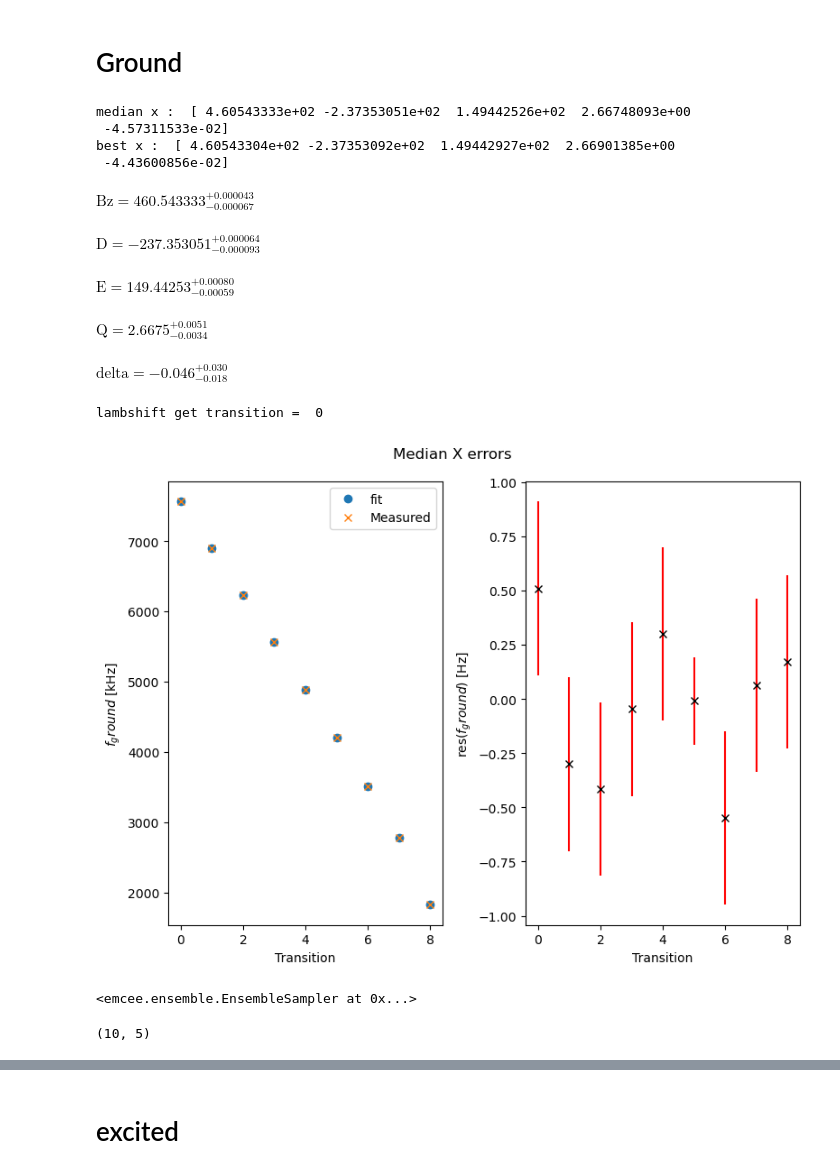
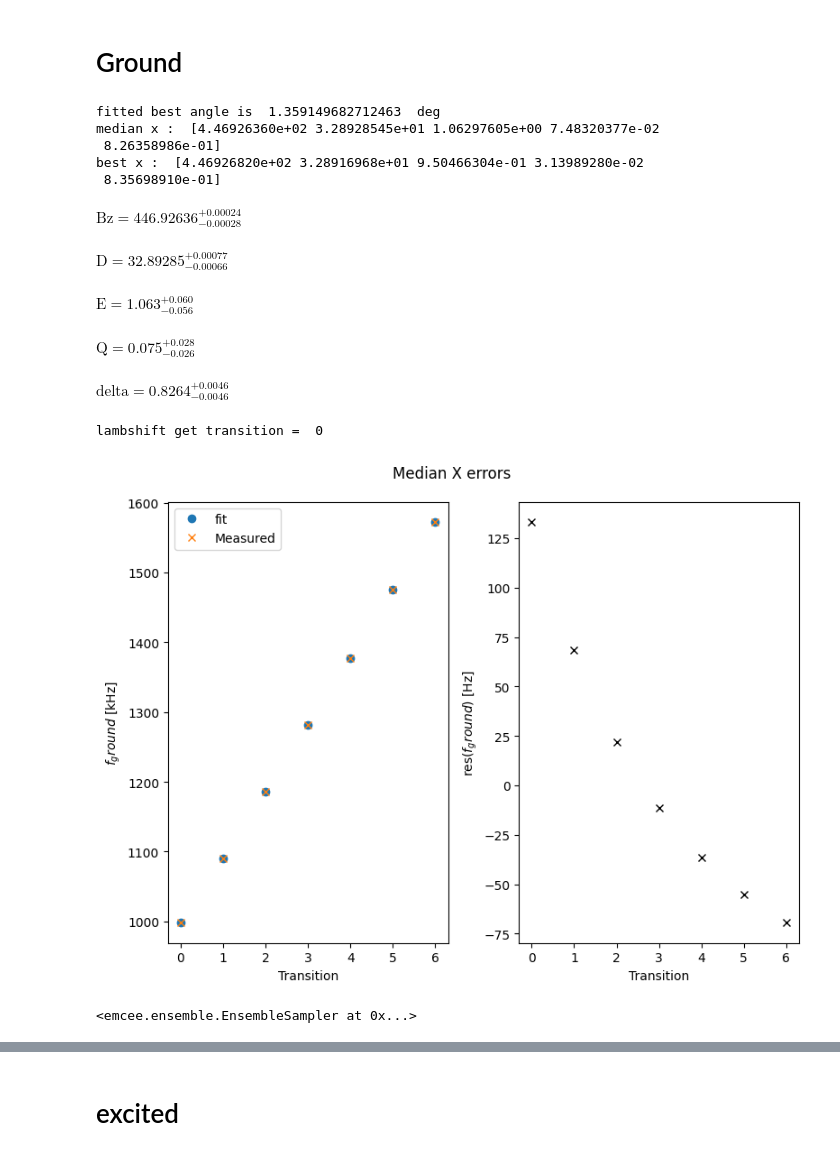
Before and after one commit to leonmyk/Spectroscopy_Hamiltonian_fitter-, a Jupyter notebook: Fitter.ipynb, the cells around one changed output, grey strips where cells are left out. Cells and saved outputs as stored; diff of their text form; code cells hidden in the pictures.

```diff
--- a/Fitter.ipynb
+++ b/Fitter.ipynb
@@ -58,7 +62,7 @@ d_ground_meas_Nb = np.array([0.0002, 0.0002, 0.0002, 0.0002, 0.0002, 0.0001, 0.0
 d_manu_ramsey_meas_Nb = np.array([0.0450, 0.0298, 0.0236, 0.0285, 0.0223,  0.0182, 0.0159, 0.0195, 0.0175])# [kHz]
 d_full_meas_Nb = np.concatenate((d_ground_meas_Nb,d_manu_ramsey_meas_Nb+d_ground_meas_Nb))
 A_perp_meas_Nb = 48 # [kHz] | Measured through the Raman Rabi experiment
-A_perp_meas_Ca = 20 # [kHz] | Measured through the Raman Rabi experiment
+A_perp_meas_Ca = 16 # [kHz] | Measured through the Raman Rabi experiment
 
 
 
@@ -67,18 +71,18 @@ A_simu_Nb = 1e3*np.array([[ 0.43899564,  0.,          0.02076148],
                     [-0.,          0.44172529, -0.        ],
                     [-0.04857903,  0.,          0.12994526]])
 
-A_simu_Nb = np.array([[-436.6,    0.,   -41.3],
-                    [  -0.,  -448.4,    0. ],
-                    [ -88.5,    0.,   129.8]])
 
-A_simu_ca = np.array([[-441.66244757,-0.05970534, -6.00098845],
-                    [0.05970534, -441.66856909, 5.70123131],
-                    [ -6.00098845, 5.70123131, 131.30594568]])
+A_simu_ca = np.array([[ 0.03759118, -0.03085177, -0.06656647],
+       [-0.03085177,  0.03759118, -0.06656647],
+       [-0.00990268, -0.00990268, -0.01118442]])
+
 
 exp_id_Ca = '_Ca_meas'
 exp_id_Nb = '_New_Nb_meas'
 
-fitter_ca = Hamiltonian_Fitter(full_meas_Ca,d_full_meas_Ca,system=SpinSystem(I=7/2,S=1/2, mu = 'Ca'), meas_Aperp = 100,simu_A= A_simu_ca,id = exp_id_Ca)
+# Ca excited angle 1.0938220160962087
+# Ca Ground angle 1.359149682712463  deg
+fitter_ca = Hamiltonian_Fitter(full_meas_Ca,d_full_meas_Ca,system=SpinSystem(I=7/2,S=1/2, mu = 'Ca'), meas_Aperp = A_perp_meas_Ca,simu_A= A_simu_ca,id = exp_id_Ca ,angle = 1.359149682712463*np.pi/180)  #caclium was at bear 2 deg so with ensemble at 3.5 so 1.5
 fitter_Nb = Hamiltonian_Fitter(full_meas_Nb,d_full_meas_Nb,system=SpinSystem(I=9/2,S=1/2, mu = 'Nb'), meas_Aperp = A_perp_meas_Nb,simu_A= A_simu_Nb,id = exp_id_Nb,angle = 0.5*np.pi/180)
 # %%
 best_Nb_new_ground = [460.54332743548514,-237.3530588172125,149.44265324875772,2.6677225686027346,-0.04586554577391678]
@@ -152,22 +157,29 @@ Fitted c = 7.77525
 # %% [markdown]
 # Ground
 # %%
-fitter_Nb.run_MCMC(state = State.Ground, nwalkers=64, nsteps=1000, discard=300, guess = best_Nb_new_ground)
+guess  = [
+        446.9254646697646,
+        32.895238213746154,
+        1.2461103601712153,
+        0.07470008279056262,
+        0.8138202221638478,
+
+    ]
+fitter_ca.run_MCMC(state = State.Ground, nwalkers=64, nsteps=3000,fit_Aperp = False,fit_Angle = True,guess = guess)
 # %% [output]
-median x :  [ 4.60543333e+02 -2.37353051e+02  1.49442526e+02  2.66748093e+00
- -4.57311533e-02]
-best x :  [ 4.60543304e+02 -2.37353092e+02  1.49442927e+02  2.66901385e+00
- -4.43600856e-02]
+fitted best angle is  1.359149682712463  deg
+median x :  [4.46926360e+02 3.28928545e+01 1.06297605e+00 7.48320377e-02
+ 8.26358986e-01]
+best x :  [4.46926820e+02 3.28916968e+01 9.50466304e-01 3.13989280e-02
+ 8.35698910e-01]
-$\displaystyle \mathrm{Bz} = 460.543333_{-0.000067}^{+0.000043}$
+$\displaystyle \mathrm{Bz} = 446.92636_{-0.00028}^{+0.00024}$
-$\displaystyle \mathrm{D} = -237.353051_{-0.000093}^{+0.000064}$
+$\displaystyle \mathrm{D} = 32.89285_{-0.00066}^{+0.00077}$
-$\displaystyle \mathrm{E} = 149.44253_{-0.00059}^{+0.00080}$
+$\displaystyle \mathrm{E} = 1.063_{-0.056}^{+0.060}$
-$\displaystyle \mathrm{Q} = 2.6675_{-0.0034}^{+0.0051}$
+$\displaystyle \mathrm{Q} = 0.075_{-0.026}^{+0.028}$
-$\displaystyle \mathrm{delta} = -0.046_{-0.018}^{+0.030}$
+$\displaystyle \mathrm{delta} = 0.8264_{-0.0046}^{+0.0046}$
 lambshift get transition =  0
-[figure, old version]
+[figure, new version]
 <emcee.ensemble.EnsembleSampler at 0x...>
 # %%
-fitter_Nb.Save_results(state = State.Ground)
+fitter_ca.Save_results(state = State.Ground)
-# %% [output]
-(10, 5)
 # %%
```
Also changed, not shown: parts of 32 cells of this notebook, 8 other files.
